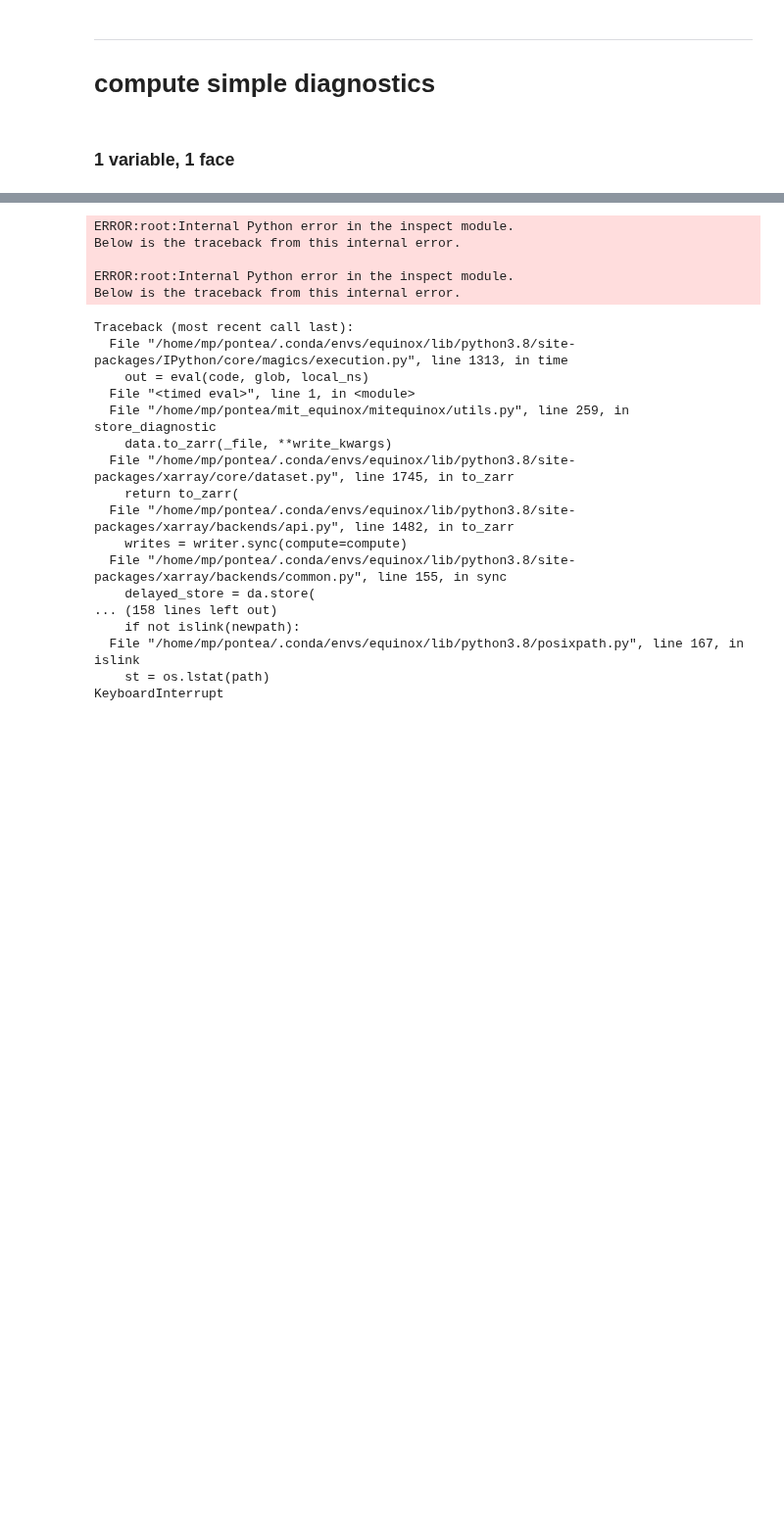
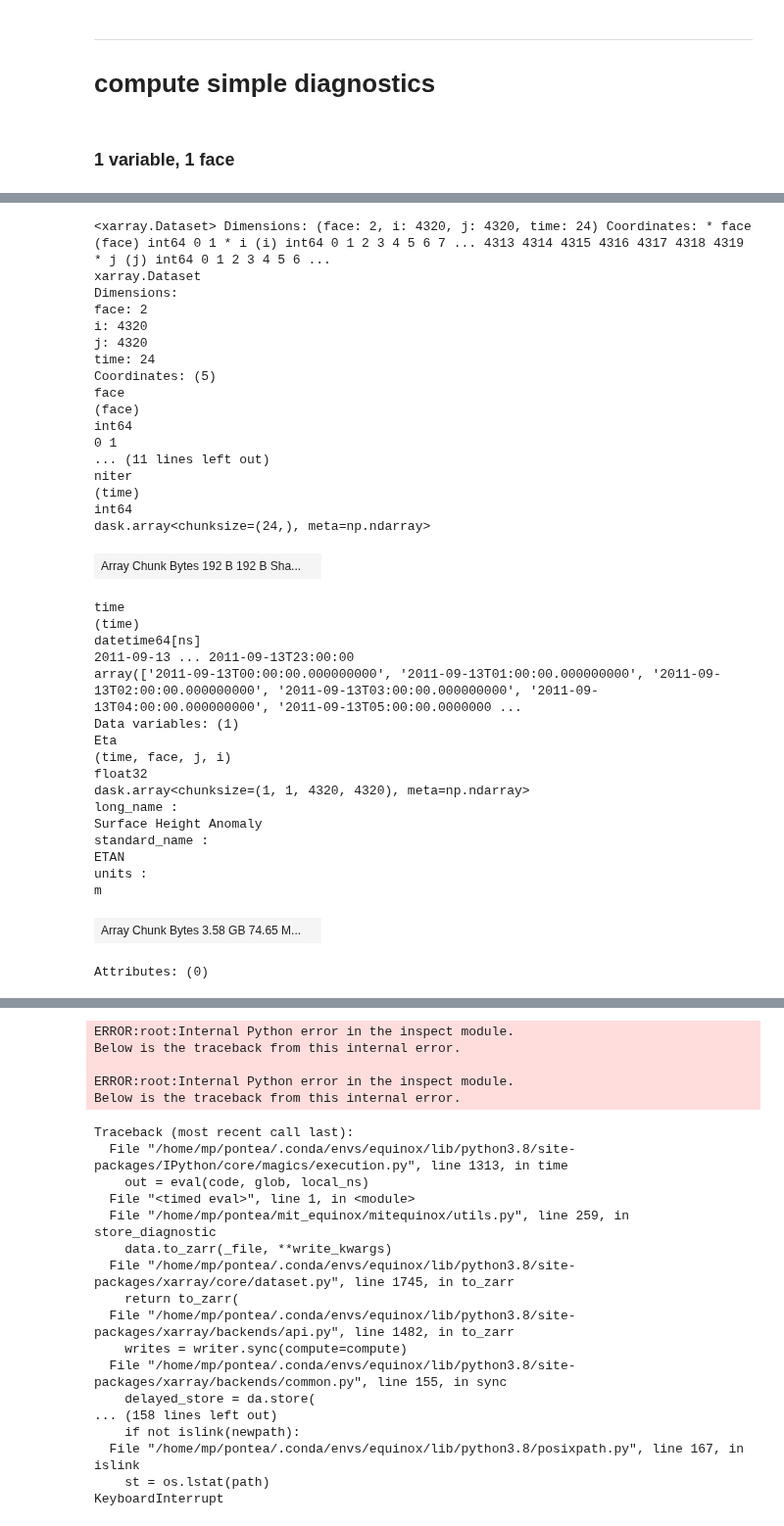
Before and after one commit to apatlpo/mit_equinox, a Jupyter notebook: hal/mean_std.ipynb, the cells around one changed output, grey strips where cells are left out. Shown at 98% size. Cells and saved outputs as stored; diff of their text form; code cells hidden in the pictures; blank space fills up the shorter version.

```diff
--- a/hal/mean_std.ipynb
+++ b/hal/mean_std.ipynb
@@ -37,0 +115,39 @@ V = ["Eta", "SSU", "SSV", "SST", "SSS"]
+# %%
+_ds
+# %% [output]
+<xarray.Dataset> Dimensions: (face: 2, i: 4320, j: 4320, time: 24) Coordinates: * face (face) int64 0 1 * i (i) int64 0 1 2 3 4 5 6 7 ... 4313 4314 4315 4316 4317 4318 4319 * j (j) int64 0 1 2 3 4 5 6 ...
+xarray.Dataset
+Dimensions:
+face: 2
+i: 4320
+j: 4320
+time: 24
+Coordinates: (5)
+face
+(face)
+int64
+0 1
+... (11 lines left out)
+niter
+(time)
+int64
+dask.array<chunksize=(24,), meta=np.ndarray>
+| Array Chunk Bytes 192 B 192 B Sha... |  |
+time
+(time)
+datetime64[ns]
+2011-09-13 ... 2011-09-13T23:00:00
+array(['2011-09-13T00:00:00.000000000', '2011-09-13T01:00:00.000000000', '2011-09-13T02:00:00.000000000', '2011-09-13T03:00:00.000000000', '2011-09-13T04:00:00.000000000', '2011-09-13T05:00:00.0000000 ...
+Data variables: (1)
+Eta
+(time, face, j, i)
+float32
+dask.array<chunksize=(1, 1, 4320, 4320), meta=np.ndarray>
+long_name :
+Surface Height Anomaly
+standard_name :
+ETAN
+units :
+m
+| Array Chunk Bytes 3.58 GB 74.65 M... |  |
+Attributes: (0)
```
Also changed, not shown: parts of 15 cells of this notebook, 1 other file.
